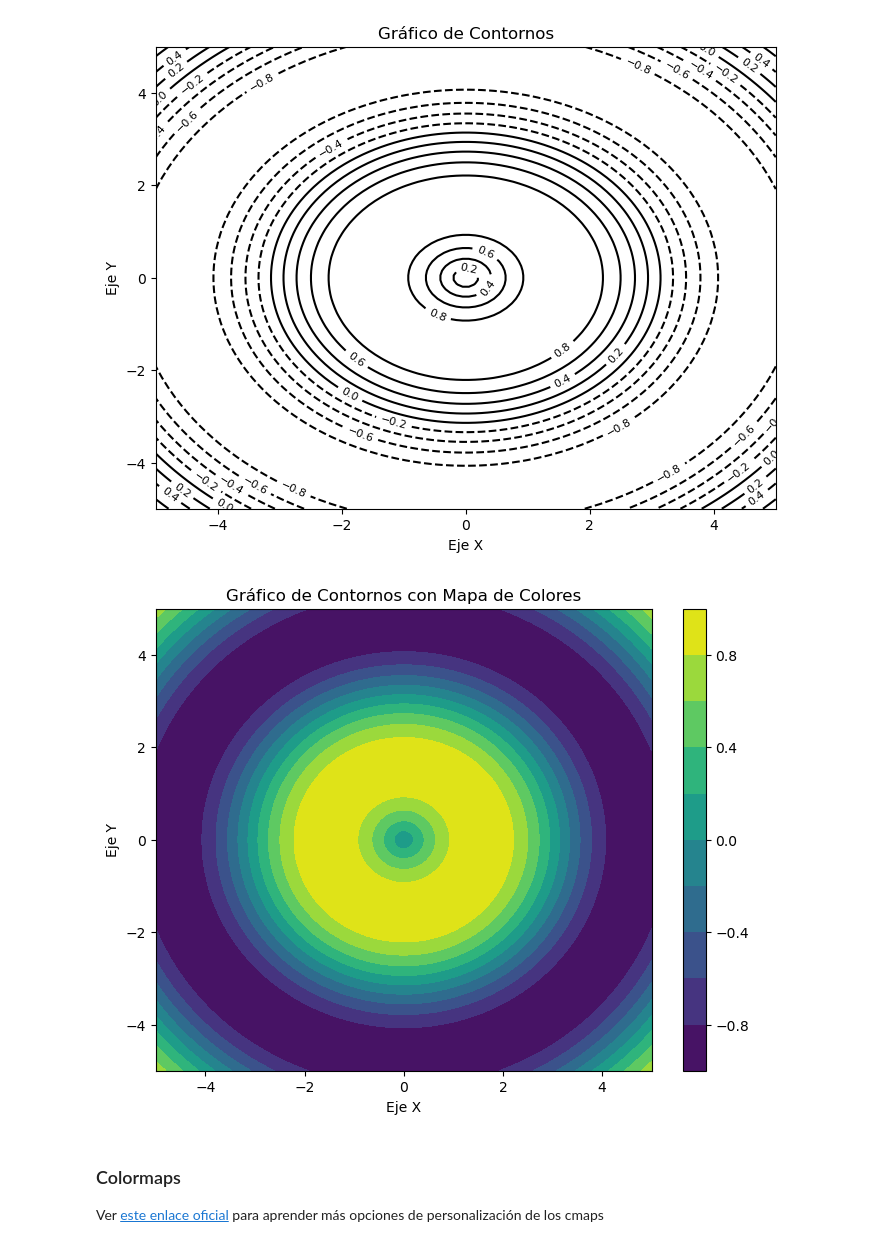
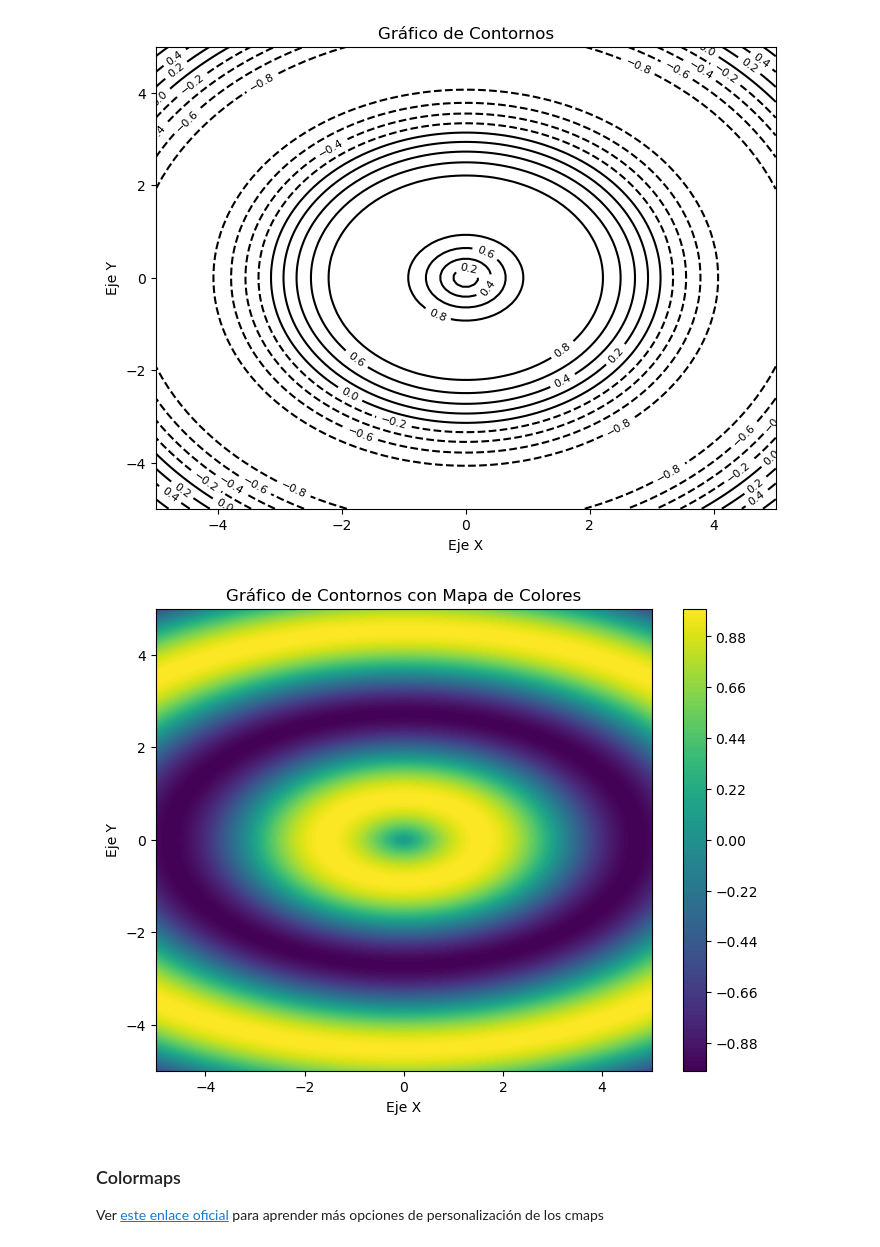
Before and after one commit to Santiago-Echeverri-Arteaga/Programacion_UQ_Fisica, a Jupyter notebook: Codigos/sympy_scipy_matplotlib.ipynb, the cells around one changed output. Saved outputs shown, nothing was run; the diff lists cells and outputs as text; code cells hidden in the pictures.

```diff
--- a/Codigos/sympy_scipy_matplotlib.ipynb
+++ b/Codigos/sympy_scipy_matplotlib.ipynb
@@ -1598,30 +1673,30 @@ plt.show()
 # %%
 import matplotlib.pyplot as plt
 import numpy as np
 
 # Datos de ejemplo: una función z = f(x, y)
 x = np.linspace(-5, 5, 100)
 y = np.linspace(-5, 5, 100)
 X, Y = np.meshgrid(x, y)
-Z = np.sin(np.sqrt(X**2 + Y**2))
+Z = np.sin(np.sqrt(X**2 + 3*Y**2))
 
 # Crear una figura y ejes
 fig, ax = plt.subplots(figsize=(8, 6))
 
 # Crear un gráfico de contornos con mapa de colores
-contours = ax.contourf(X, Y, Z, levels=10, cmap='viridis')
+contours = ax.contourf(X, Y, Z, levels=100, cmap='viridis')
 
 # Etiquetas de ejes y título
 ax.set_xlabel('Eje X')
 ax.set_ylabel('Eje Y')
 ax.set_title('Gráfico de Contornos con Mapa de Colores')
 
 # Añadir una barra de colores
 cbar = plt.colorbar(contours)
 
 plt.show()
 # %% [output]
-[figure, old version]
+[figure, new version]
 # %% [markdown]
 ### Colormaps
 
```
Also changed, not shown: parts of 21 cells of this notebook, 1 other file.
